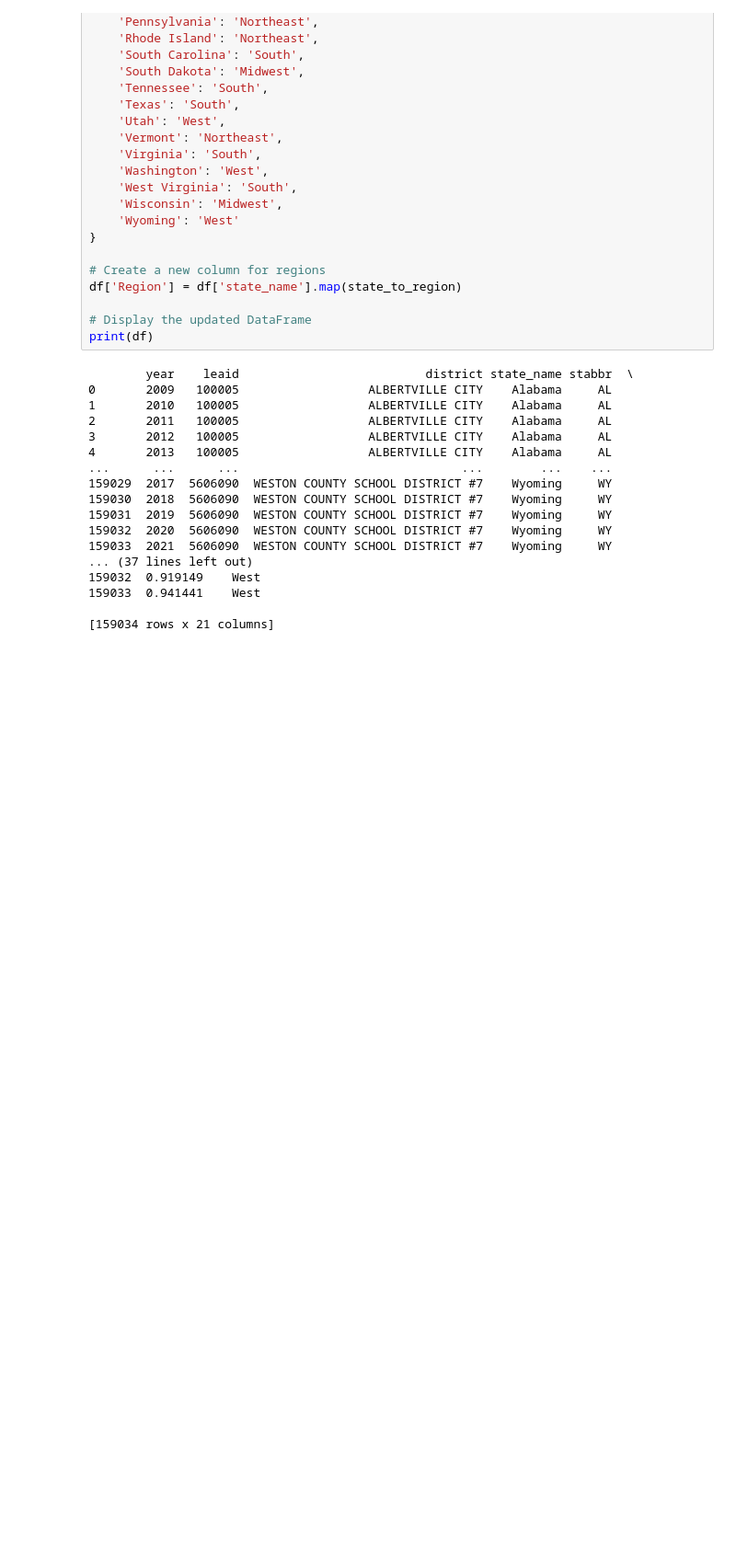
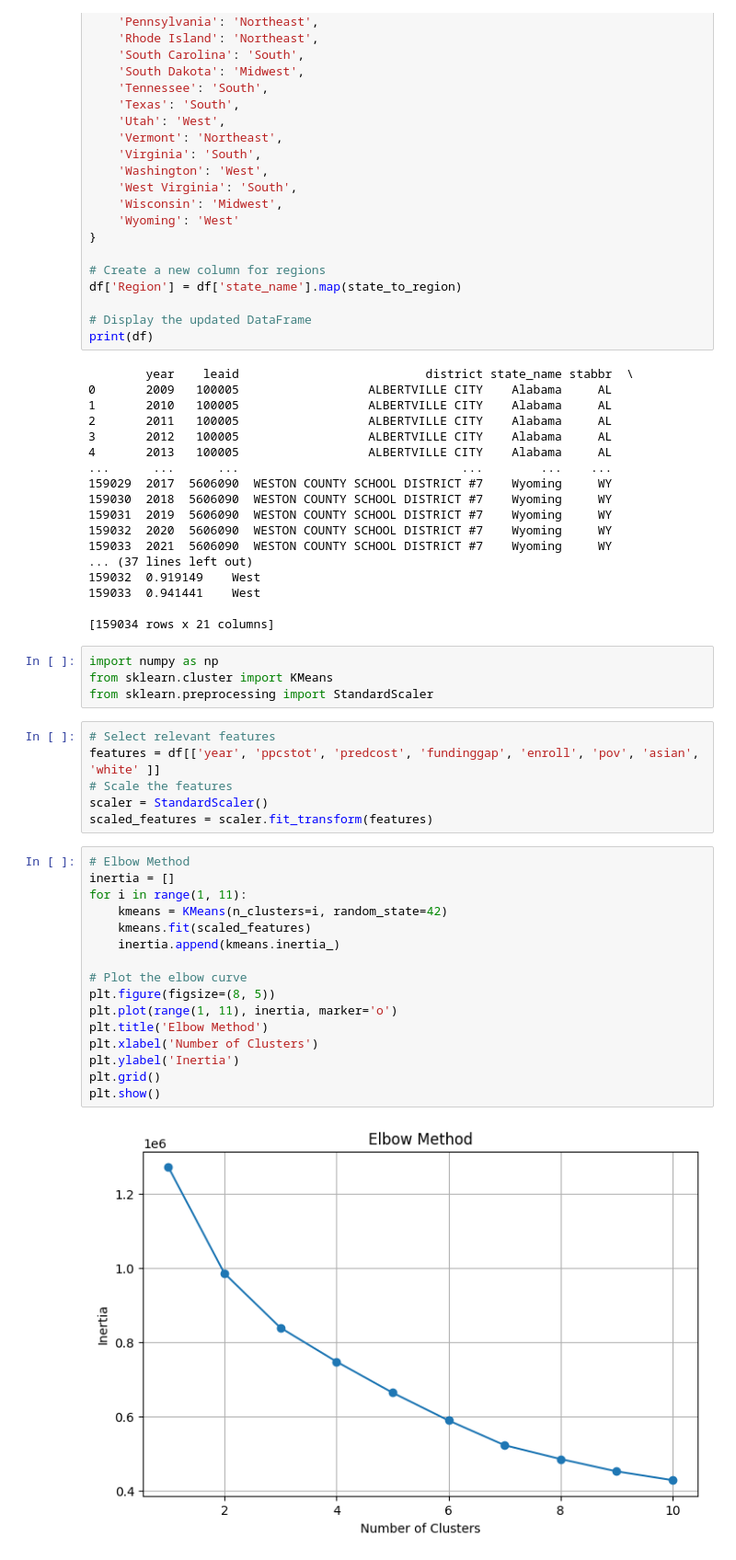
Before and after one commit to mwhiteaz/SchoolFunding, a Jupyter notebook: schoolfundingeda-10-10.ipynb, the cells around one changed output. Shown at 92% size. Cells and saved outputs as stored; diff of their text form; blank space fills up the shorter version.

```diff
--- a/schoolfundingeda-10-10.ipynb
+++ b/schoolfundingeda-10-10.ipynb
@@ -209,3 +210,31 @@ print(df)
 159033  0.941441    West
 
 [159034 rows x 21 columns]
+# %%
+import numpy as np
+from sklearn.cluster import KMeans
+from sklearn.preprocessing import StandardScaler
+# %%
+# Select relevant features
+features = df[['year', 'ppcstot', 'predcost', 'fundinggap', 'enroll', 'pov', 'asian', 'white' ]]
+# Scale the features
+scaler = StandardScaler()
+scaled_features = scaler.fit_transform(features)
+# %%
+# Elbow Method
+inertia = []
+for i in range(1, 11):
+    kmeans = KMeans(n_clusters=i, random_state=42)
+    kmeans.fit(scaled_features)
+    inertia.append(kmeans.inertia_)
+
+# Plot the elbow curve
+plt.figure(figsize=(8, 5))
+plt.plot(range(1, 11), inertia, marker='o')
+plt.title('Elbow Method')
+plt.xlabel('Number of Clusters')
+plt.ylabel('Inertia')
+plt.grid()
+plt.show()
+# %% [output]
+[figure, added]
```
Also changed, not shown: parts of 5 cells of this notebook.
